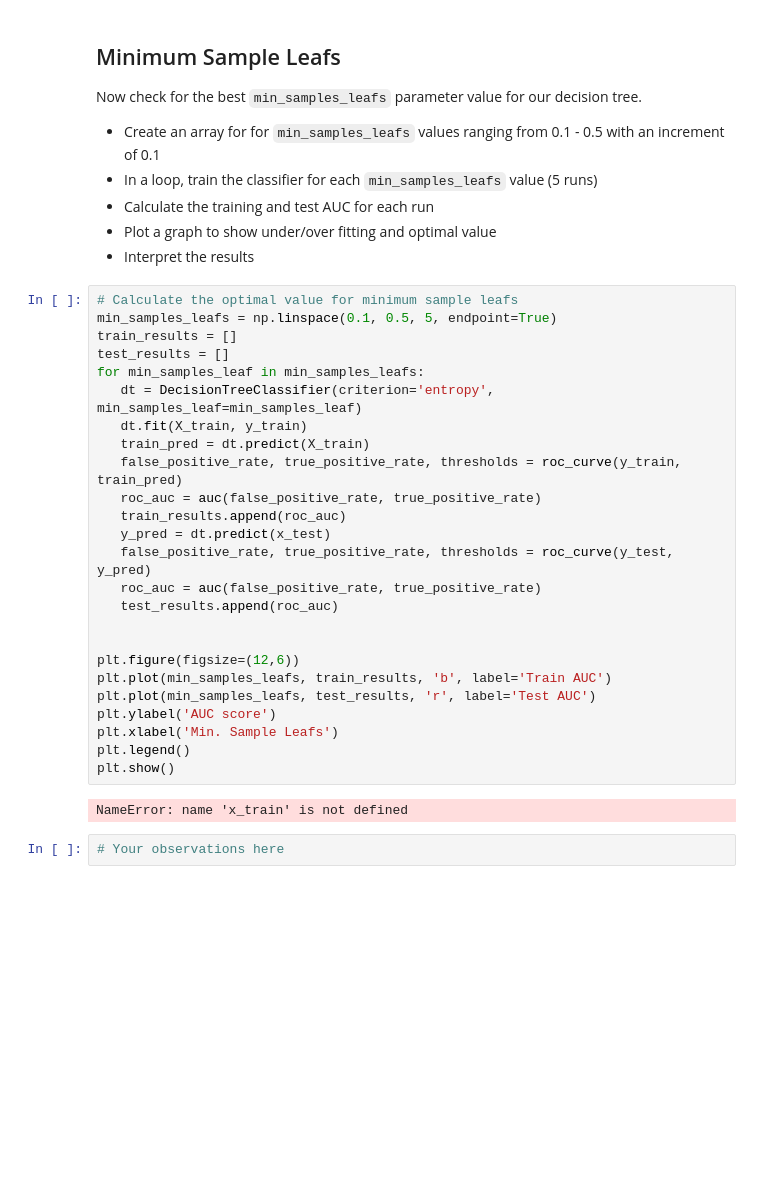
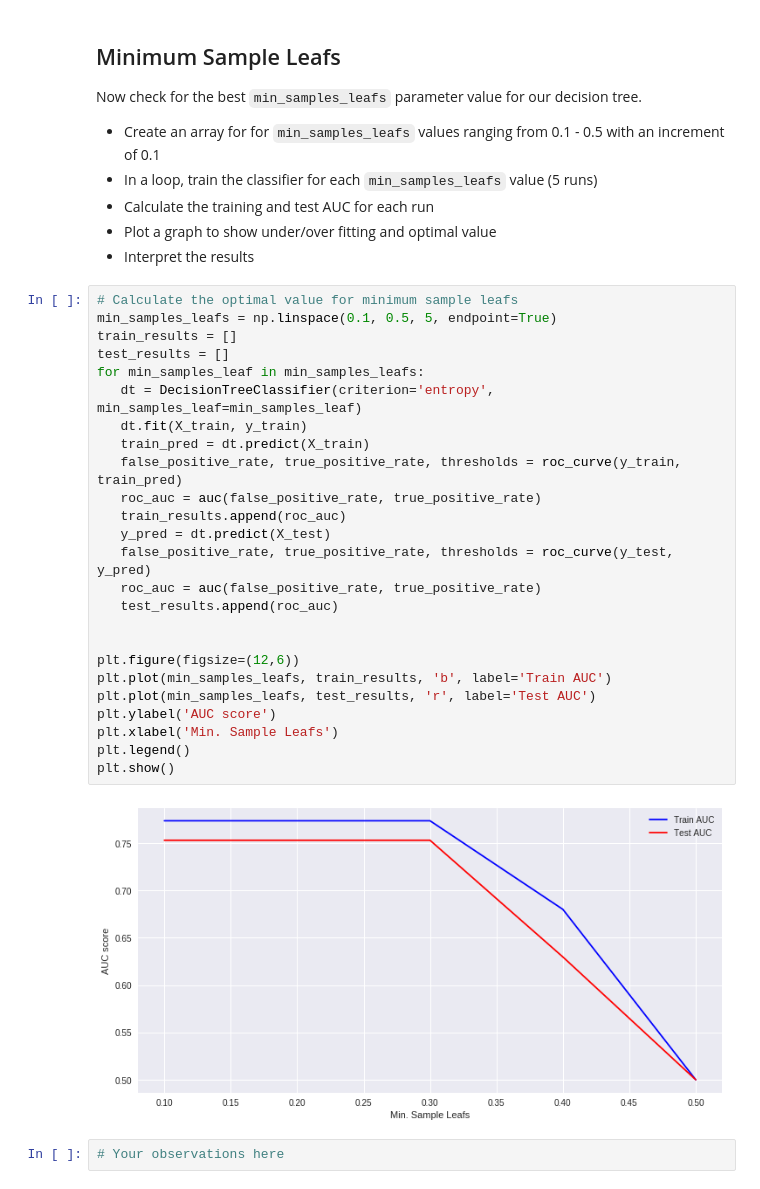
Before and after one commit to BSHaidar/dsc-tuning-decision-trees-lab-dc-ds-career-042219, a Jupyter notebook: index.ipynb, the cells around one changed output. Drawn from its saved outputs; the diff is of its cells as text; blank space fills up the shorter version.

```diff
--- a/index.ipynb
+++ b/index.ipynb
@@ -187,30 +187,30 @@ Now check for the best `min_samples_leafs` parameter value for our decision tree
 # %%
 # Calculate the optimal value for minimum sample leafs
 min_samples_leafs = np.linspace(0.1, 0.5, 5, endpoint=True)
 train_results = []
 test_results = []
 for min_samples_leaf in min_samples_leafs:
    dt = DecisionTreeClassifier(criterion='entropy', min_samples_leaf=min_samples_leaf)
    dt.fit(X_train, y_train)
    train_pred = dt.predict(X_train)
    false_positive_rate, true_positive_rate, thresholds = roc_curve(y_train, train_pred)
    roc_auc = auc(false_positive_rate, true_positive_rate)
    train_results.append(roc_auc)
-   y_pred = dt.predict(x_test)
+   y_pred = dt.predict(X_test)
    false_positive_rate, true_positive_rate, thresholds = roc_curve(y_test, y_pred)
    roc_auc = auc(false_positive_rate, true_positive_rate)
    test_results.append(roc_auc)
 
 
 plt.figure(figsize=(12,6))
 plt.plot(min_samples_leafs, train_results, 'b', label='Train AUC')
 plt.plot(min_samples_leafs, test_results, 'r', label='Test AUC')
 plt.ylabel('AUC score')
 plt.xlabel('Min. Sample Leafs')
 plt.legend()
 plt.show()
 # %% [output]
-NameError: name 'x_train' is not defined
+[figure, added]
 # %%
 # Your observations here
 # %% [markdown]
```
